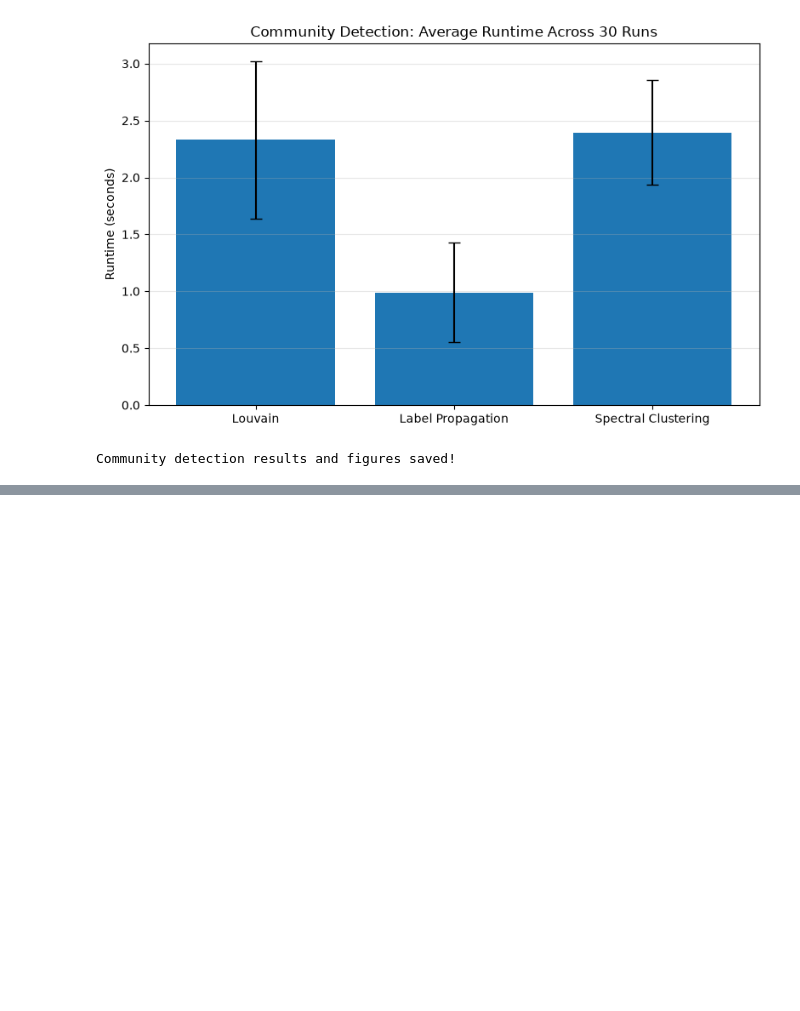
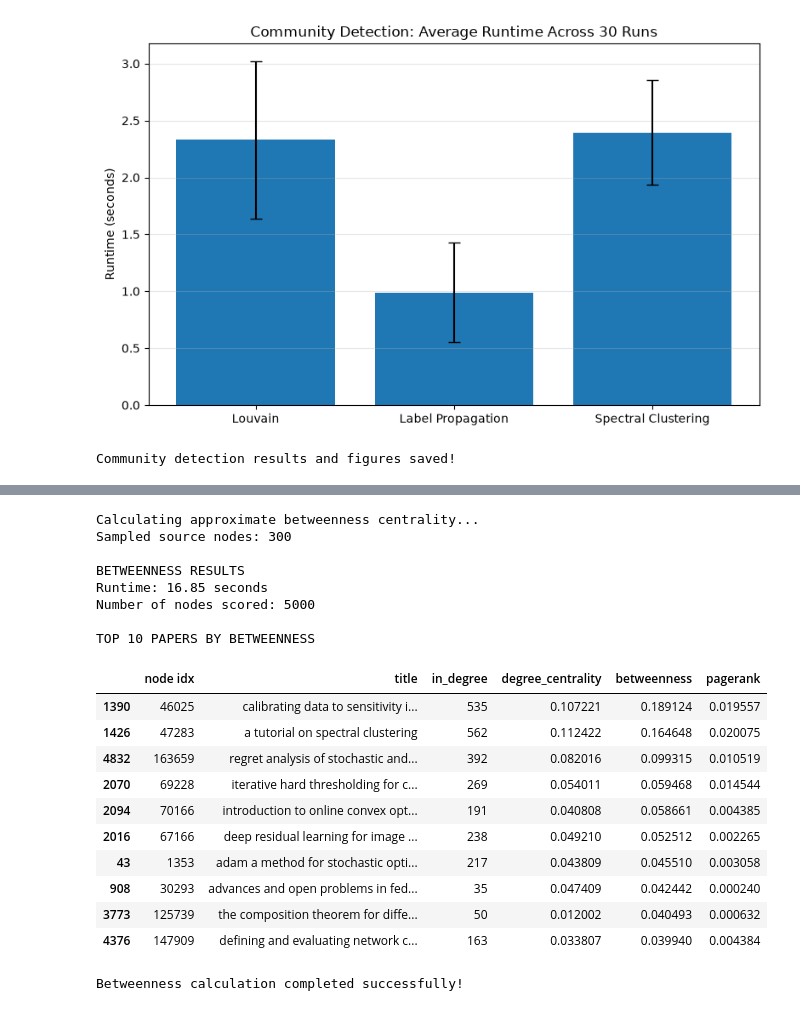
Before and after one commit to Sav-lets/cos802-network-analysis, a Jupyter notebook: notebooks/05_large_network_analysis.ipynb, the cells around one changed output, grey strips where cells are left out. Cells and saved outputs as stored; diff of their text form; code cells hidden in the pictures; blank space fills up the shorter version.

```diff
--- a/notebooks/05_large_network_analysis.ipynb
+++ b/notebooks/05_large_network_analysis.ipynb
@@ -1324,0 +1515,73 @@ Community detection results and figures saved!
+# %%
+
+# Step 4.5B — Approximate betweenness centrality
+
+import networkx as nx
+import pandas as pd
+import time
+
+RANDOM_SEED = 42
+BETWEENNESS_SAMPLES = 300
+
+print("Calculating approximate betweenness centrality...")
+print("Sampled source nodes:", BETWEENNESS_SAMPLES)
+
+start = time.perf_counter()
+
+betweenness_scores = nx.betweenness_centrality(
+    G_subset,
+    k=BETWEENNESS_SAMPLES,
+    normalized=True,
+    weight=None,
+    seed=RANDOM_SEED
+)
+
+betweenness_runtime = time.perf_counter() - start
+
+# Add results to our existing influence table
+influence_df["betweenness"] = influence_df[
+    "node idx"
+].map(betweenness_scores)
+
+print("\nBETWEENNESS RESULTS")
+print(f"Runtime: {betweenness_runtime:.2f} seconds")
+print("Number of nodes scored:", len(betweenness_scores))
+
+print("\nTOP 10 PAPERS BY BETWEENNESS")
+display(
+    influence_df.nlargest(10, "betweenness")[
+        [
+            "node idx",
+            "title",
+            "in_degree",
+            "degree_centrality",
+            "betweenness",
+            "pagerank"
+        ]
+    ]
+)
+
+assert influence_df["betweenness"].notna().all()
+
+print("\nBetweenness calculation completed successfully!")
+# %% [output]
+Calculating approximate betweenness centrality...
+Sampled source nodes: 300
+
+BETWEENNESS RESULTS
+Runtime: 16.85 seconds
+Number of nodes scored: 5000
+
+TOP 10 PAPERS BY BETWEENNESS
+|  | node idx | title | in_degree | degree_centrality | betweenness | pagerank |
+| 1390 | 46025 | calibrating data to sensitivity i... | 535 | 0.107221 | 0.189124 | 0.019557 |
+| 1426 | 47283 | a tutorial on spectral clustering | 562 | 0.112422 | 0.164648 | 0.020075 |
+| 4832 | 163659 | regret analysis of stochastic and... | 392 | 0.082016 | 0.099315 | 0.010519 |
+| 2070 | 69228 | iterative hard thresholding for c... | 269 | 0.054011 | 0.059468 | 0.014544 |
+| 2094 | 70166 | introduction to online convex opt... | 191 | 0.040808 | 0.058661 | 0.004385 |
+| 2016 | 67166 | deep residual learning for image ... | 238 | 0.049210 | 0.052512 | 0.002265 |
+| 43 | 1353 | adam a method for stochastic opti... | 217 | 0.043809 | 0.045510 | 0.003058 |
+| 908 | 30293 | advances and open problems in fed... | 35 | 0.047409 | 0.042442 | 0.000240 |
+| 3773 | 125739 | the composition theorem for diffe... | 50 | 0.012002 | 0.040493 | 0.000632 |
+| 4376 | 147909 | defining and evaluating network c... | 163 | 0.033807 | 0.039940 | 0.004384 |
+Betweenness calculation completed successfully!
```
Also changed, not shown: parts of 5 cells of this notebook, 5 other files.
